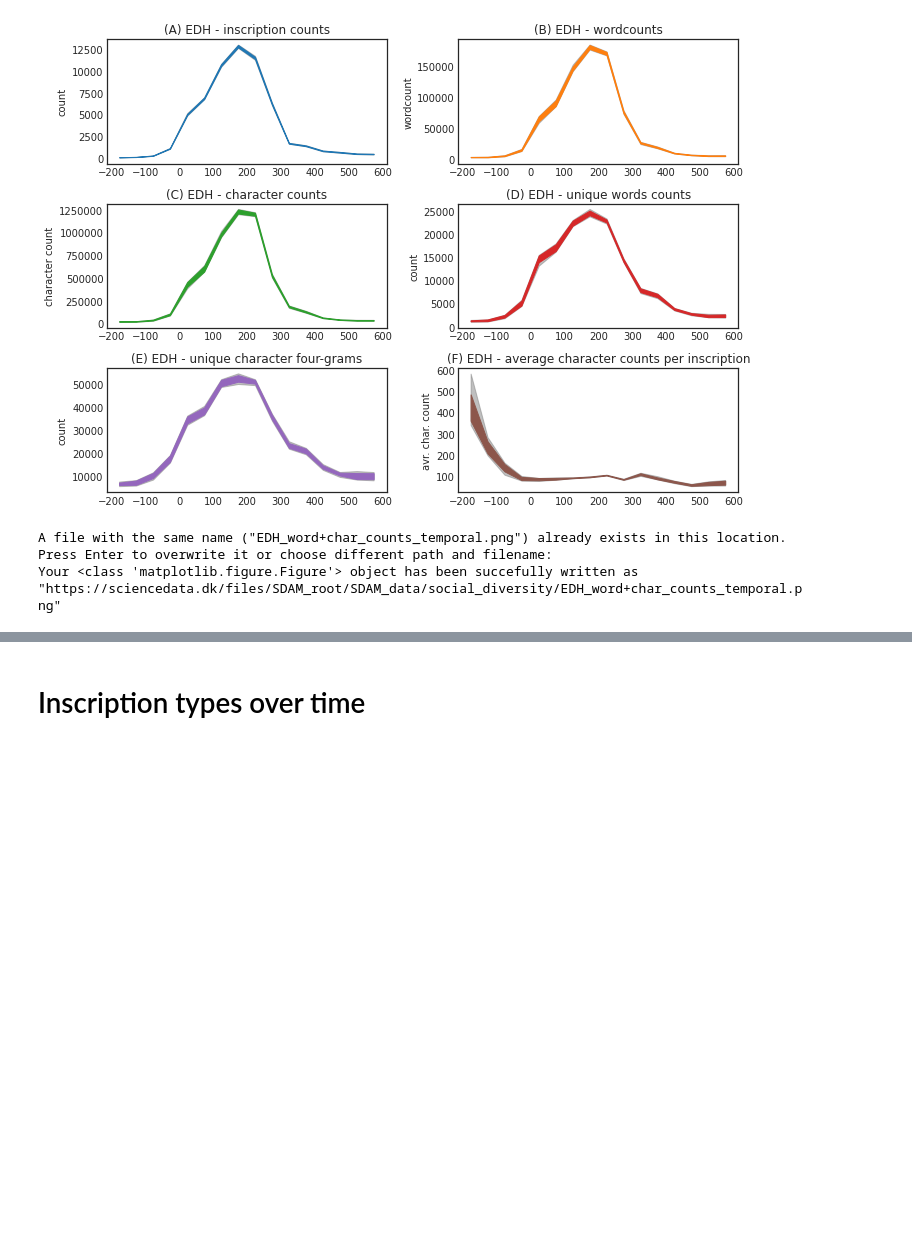
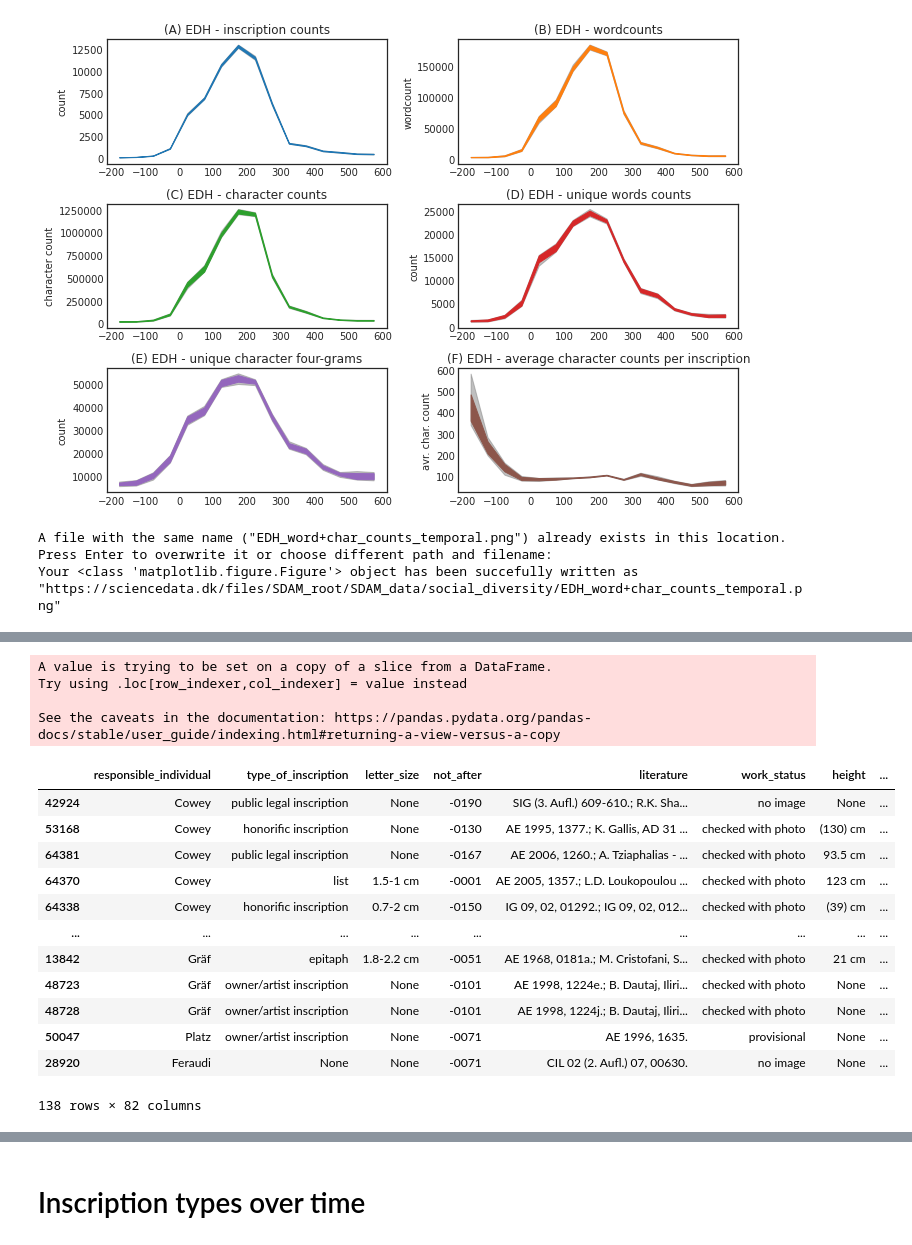
Before and after one commit to sdam-au/LI_ETL, a Jupyter notebook: scripts/1_5_py_WORDS&OCCUPS&ORGS_TEMPORAL.ipynb, the cells around one changed output, grey strips where cells are left out. Drawn from its saved outputs; the diff is of its cells as text; code cells hidden in the pictures; blank space fills up the shorter version.

```diff
--- a/scripts/1_5_py_WORDS&OCCUPS&ORGS_TEMPORAL.ipynb
+++ b/scripts/1_5_py_WORDS&OCCUPS&ORGS_TEMPORAL.ipynb
@@ -203,0 +250,21 @@ Your <class 'matplotlib.figure.Figure'> object has been succefully written as "h
+# %%
+EDH_100bc["length"] = EDH_100bc["clean_text_interpretive_word"].apply(len)
+EDH_100bc.sort_values("length", ascending=False)
+# %% [output]
+A value is trying to be set on a copy of a slice from a DataFrame.
+Try using .loc[row_indexer,col_indexer] = value instead
+
+See the caveats in the documentation: https://pandas.pydata.org/pandas-docs/stable/user_guide/indexing.html#returning-a-view-versus-a-copy
+|  | responsible_individual | type_of_inscription | letter_size | not_after | literature | work_status | height | ... |
+| 42924 | Cowey | public legal inscription | None | -0190 | SIG (3. Aufl.) 609-610.; R.K. Sha... | no image | None | ... |
+| 53168 | Cowey | honorific inscription | None | -0130 | AE 1995, 1377.; K. Gallis, AD 31 ... | checked with photo | (130) cm | ... |
+| 64381 | Cowey | public legal inscription | None | -0167 | AE 2006, 1260.; A. Tziaphalias - ... | checked with photo | 93.5 cm | ... |
+| 64370 | Cowey | list | 1.5-1 cm | -0001 | AE 2005, 1357.; L.D. Loukopoulou ... | checked with photo | 123 cm | ... |
+| 64338 | Cowey | honorific inscription | 0.7-2 cm | -0150 | IG 09, 02, 01292.; IG 09, 02, 012... | checked with photo | (39) cm | ... |
+| ... | ... | ... | ... | ... | ... | ... | ... | ... |
+| 13842 | Gräf | epitaph | 1.8-2.2 cm | -0051 | AE 1968, 0181a.; M. Cristofani, S... | checked with photo | 21 cm | ... |
+| 48723 | Gräf | owner/artist inscription | None | -0101 | AE 1998, 1224e.; B. Dautaj, Iliri... | checked with photo | None | ... |
+| 48728 | Gräf | owner/artist inscription | None | -0101 | AE 1998, 1224j.; B. Dautaj, Iliri... | checked with photo | None | ... |
+| 50047 | Platz | owner/artist inscription | None | -0071 | AE 1996, 1635. | provisional | None | ... |
+| 28920 | Feraudi | None | None | -0071 | CIL 02 (2. Aufl.) 07, 00630. | no image | None | ... |
+138 rows × 82 columns
```
Also changed, not shown: parts of 9 cells of this notebook, 1 other file.
